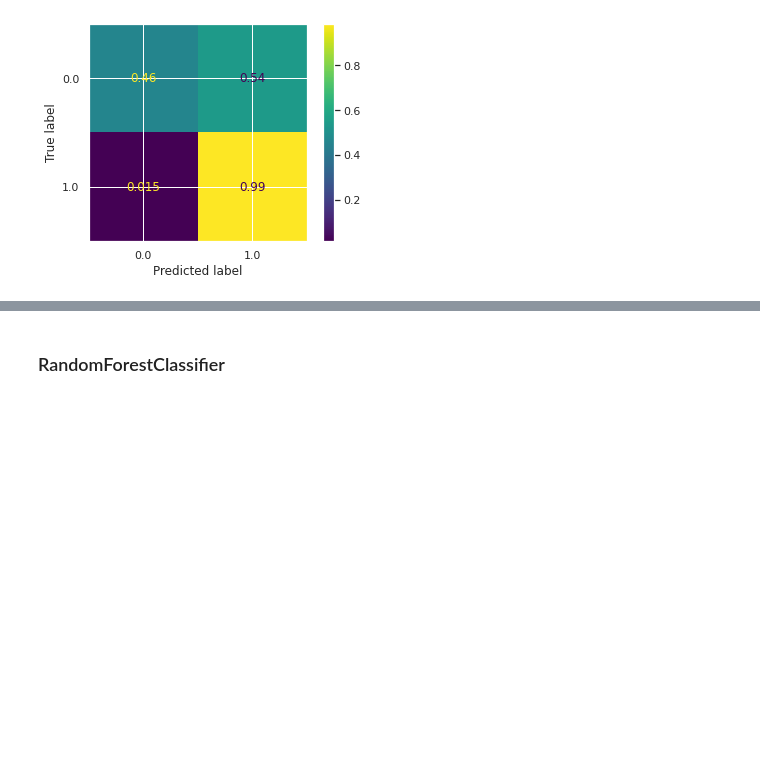
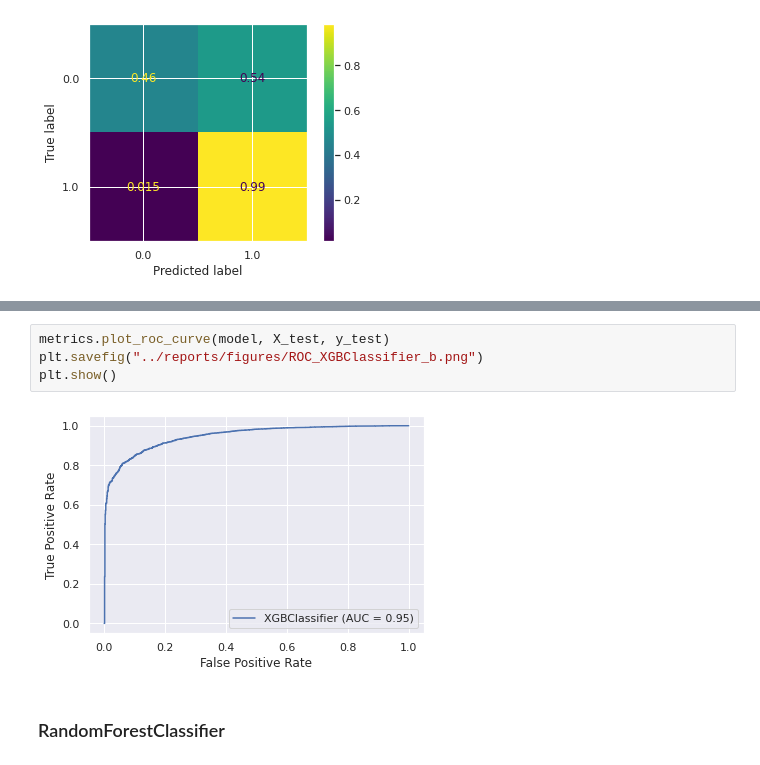
Before and after one commit to jesussantana/Supervised-Classification, a Jupyter notebook: notebooks/S13_T01_Supervised_Classification.ipynb, the cells around one changed output, grey strips where cells are left out. Cells and saved outputs as stored; diff of their text form; blank space fills up the shorter version.

```diff
--- a/notebooks/S13_T01_Supervised_Classification.ipynb
+++ b/notebooks/S13_T01_Supervised_Classification.ipynb
@@ -832,3 +854,9 @@ Recall : 0.9854503464203234
+# %%
+metrics.plot_roc_curve(model, X_test, y_test)
+plt.savefig("../reports/figures/ROC_XGBClassifier_b.png")
+plt.show()
+# %% [output]
+[figure, added]
 # %% [markdown]
 ### RandomForestClassifier
 # %%
```
Also changed, not shown: parts of 22 cells of this notebook, 9 other files.
